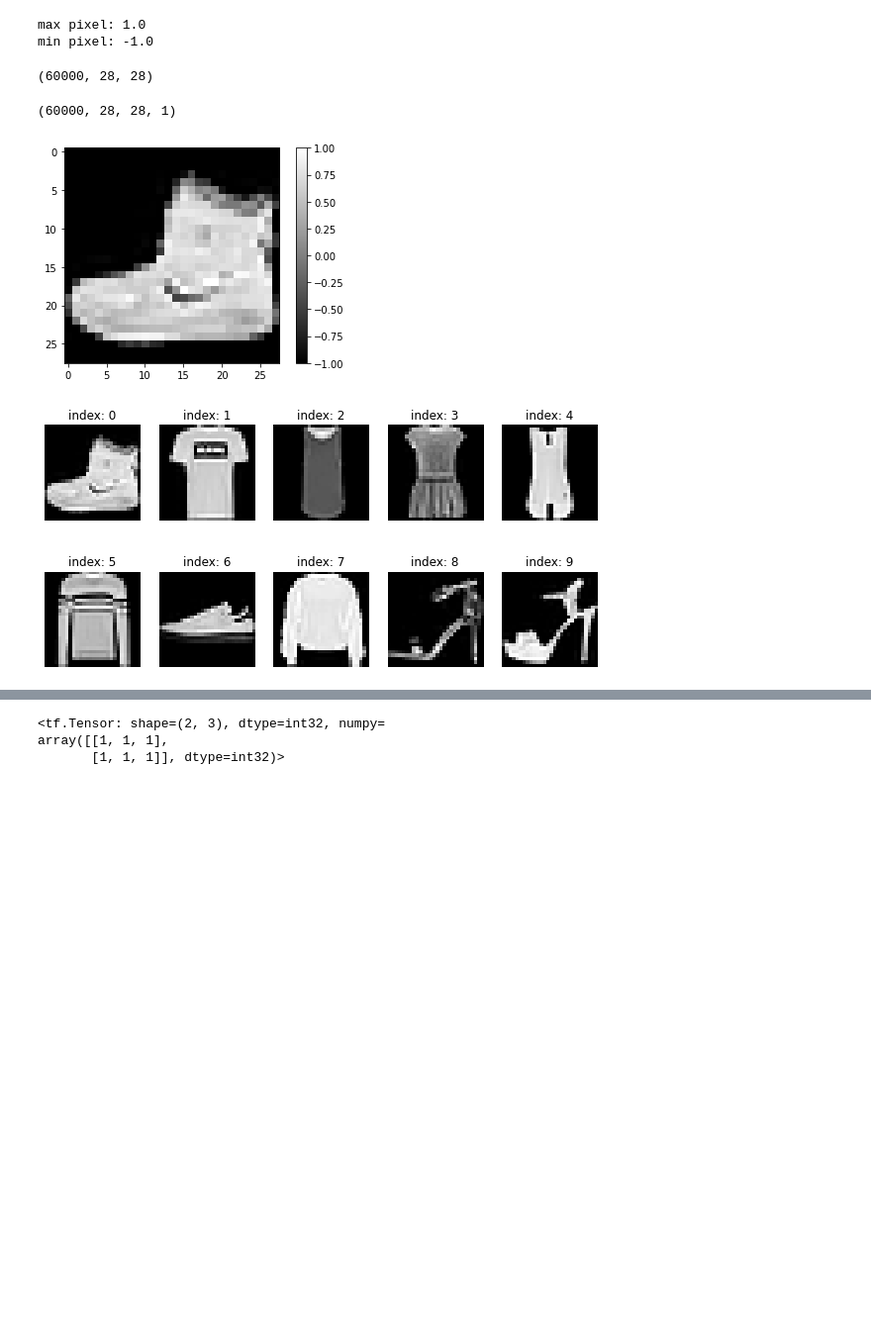
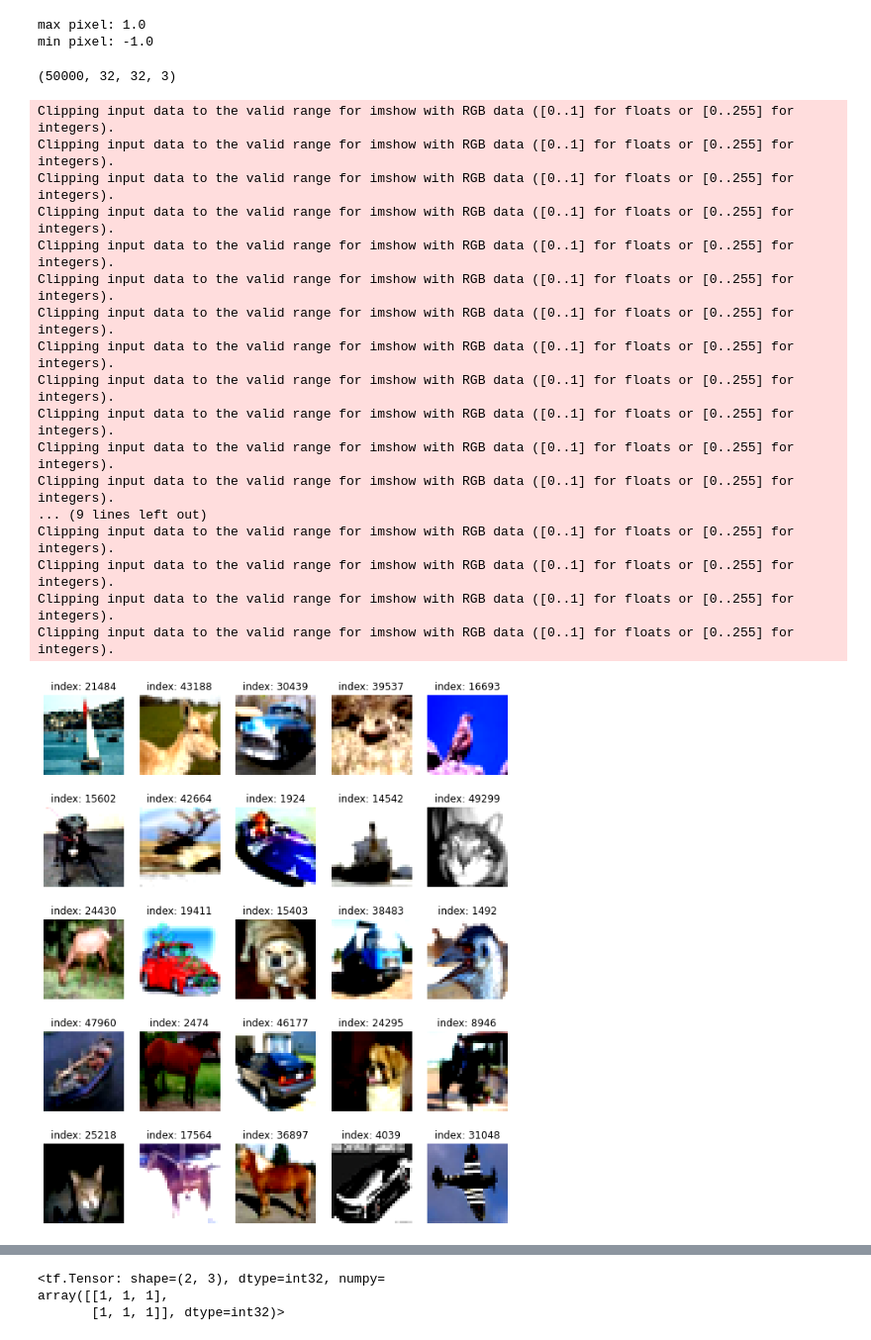
Before and after one commit to grapeabc1/first-repository, a Jupyter notebook: [E-10]ImageGenerator.ipynb, the cells around one changed output, grey strips where cells are left out. Shown at 99% size. Drawn from its saved outputs; the diff is of its cells as text; code cells hidden in the pictures; blank space fills up the shorter version.

```diff
--- a/[E-10]ImageGenerator.ipynb
+++ b/[E-10]ImageGenerator.ipynb
@@ -20,7 +23,7 @@ tensorflow 2.6.0
 # %%
 #데이터 로드
 
-fashion_mnist = tf.keras.datasets.fashion_mnist
+cifar10 = tf.keras.datasets.cifar10
 
-(train_x, _), (test_x, _) = fashion_mnist.load_data()
+(train_x, _), (test_x, _) = cifar10.load_data()
 # %%
@@ -43,37 +46,39 @@ max pixel: 1.0
 min pixel: -1.0
 # %%
 #데이터셋의 shape
-#Fashion_mnist: 60,000 장의 28x28 픽셀 이미지
+#cifar10: 50,000 장의 32x32x3채널(RGB)픽셀 이미지
 
 train_x.shape
 # %% [output]
-(60000, 28, 28)
+(50000, 32, 32, 3)
-# %%
-#딥러닝에서 이미지를 다루려면 채널 수에 대한 차원이 필요
-#채널 수에 대한 차원 추가: 흑백 데이터셋이므로 차원은 "1"
-
-train_x = train_x.reshape(train_x.shape[0], 28, 28, 1).astype('float32')
-train_x.shape
-# %% [output]
-(60000, 28, 28, 1)
-# %%
-#첫번째 데이터 확인
-
-plt.imshow(train_x[0].reshape(28, 28), cmap='gray')
-plt.colorbar()
-plt.show()
-# %% [output]
-[figure, removed]
 # %%
-#10개의 데이터 확인
+plt.figure(figsize=(10, 12))
 
-plt.figure(figsize=(10, 5)) #이미지 전체 프레임의 크기 결정
+for i in range(25):
+    # [[YOUR CODE]]
+    n = random.randint(0, train_x.shape[0]-1)
+    plt.subplot(5, 5, i+1)
+    plt.imshow(train_x[n]+0.5)
+    plt.title(f'index: {n}') # 이미지에 제목으로 라벨 값
+    plt.axis('off')
 
-for i in range(10):
-    plt.subplot(2, 5, i+1) #10개의 이미지를 2x5의 배열 형태로 보고 싶은 경우, plt.subplot(2, 5, index)
-    plt.imshow(train_x[i].reshape(28, 28), cmap='gray')
-    plt.title(f'index: {i}') # 이미지에 제목으로 라벨 값
-    plt.axis('off') #필요한 축을 지워서 깔끔하게 나타
 plt.show()
 # %% [output]
+Clipping input data to the valid range for imshow with RGB data ([0..1] for floats or [0..255] for integers).
+Clipping input data to the valid range for imshow with RGB data ([0..1] for floats or [0..255] for integers).
+Clipping input data to the valid range for imshow with RGB data ([0..1] for floats or [0..255] for integers).
+Clipping input data to the valid range for imshow with RGB data ([0..1] for floats or [0..255] for integers).
+Clipping input data to the valid range for imshow with RGB data ([0..1] for floats or [0..255] for integers).
+Clipping input data to the valid range for imshow with RGB data ([0..1] for floats or [0..255] for integers).
+Clipping input data to the valid range for imshow with RGB data ([0..1] for floats or [0..255] for integers).
+Clipping input data to the valid range for imshow with RGB data ([0..1] for floats or [0..255] for integers).
+Clipping input data to the valid range for imshow with RGB data ([0..1] for floats or [0..255] for integers).
+Clipping input data to the valid range for imshow with RGB data ([0..1] for floats or [0..255] for integers).
+Clipping input data to the valid range for imshow with RGB data ([0..1] for floats or [0..255] for integers).
+Clipping input data to the valid range for imshow with RGB data ([0..1] for floats or [0..255] for integers).
+... (9 lines left out)
+Clipping input data to the valid range for imshow with RGB data ([0..1] for floats or [0..255] for integers).
+Clipping input data to the valid range for imshow with RGB data ([0..1] for floats or [0..255] for integers).
+Clipping input data to the valid range for imshow with RGB data ([0..1] for floats or [0..255] for integers).
+Clipping input data to the valid range for imshow with RGB data ([0..1] for floats or [0..255] for integers).
-[figure, old version]
+[figure, new version]
```
Also changed, not shown: parts of 27 cells of this notebook.
